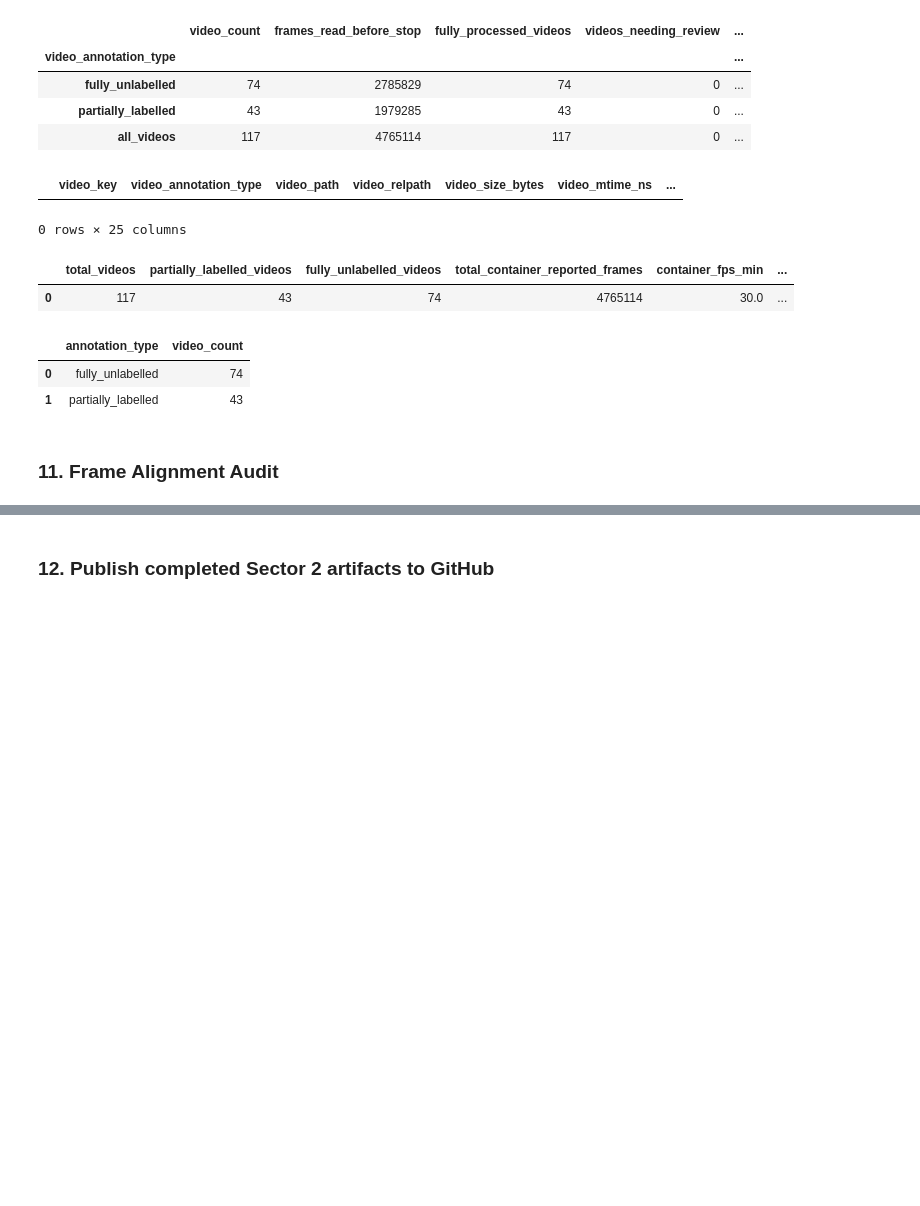
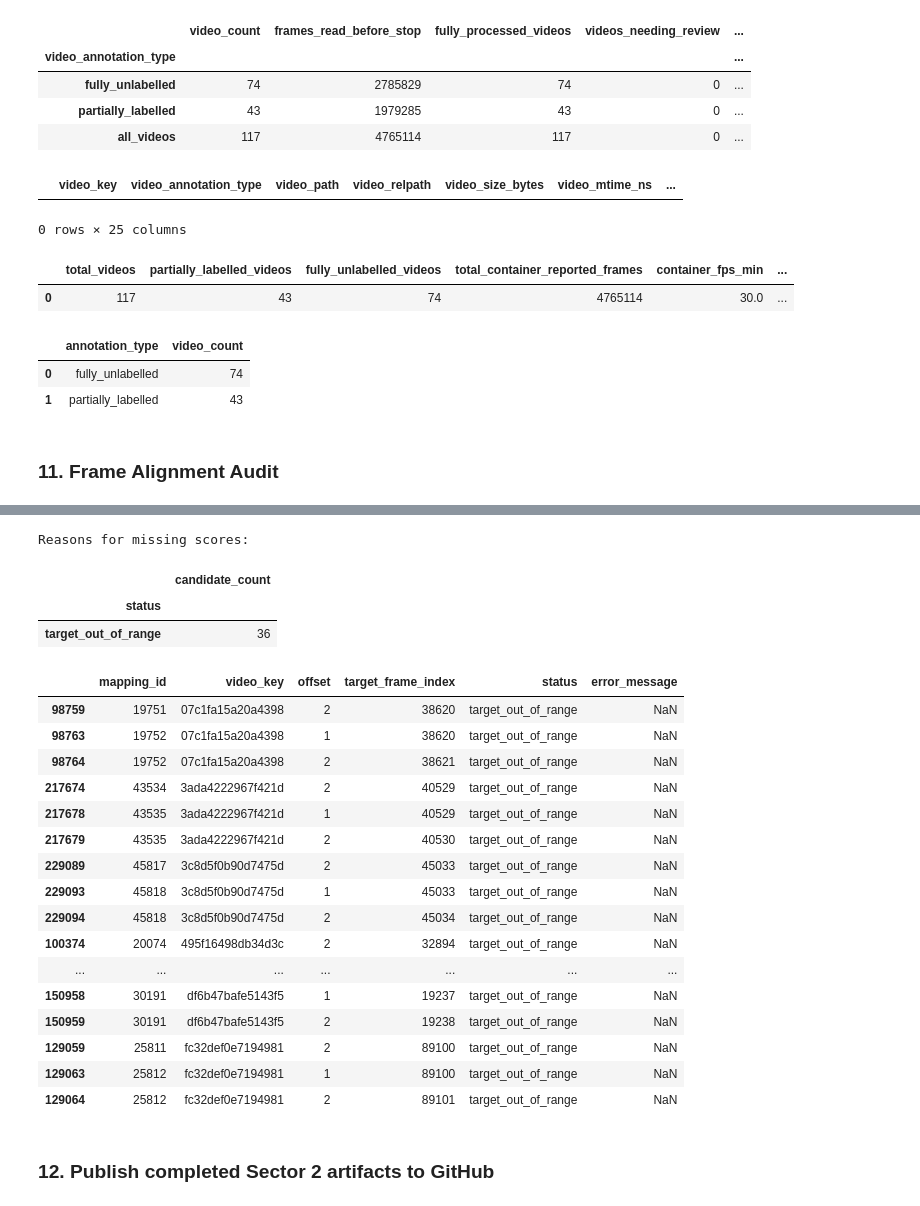
Before and after one commit to bogdanparvu18/msc-graduate-project, a Jupyter notebook: notebooks/phase2/phase2_02_video_frame_validation.ipynb, the cells around one changed output, grey strips where cells are left out. Drawn from its saved outputs; the diff is of its cells as text; code cells hidden in the pictures; blank space fills up the shorter version.

```diff
--- a/notebooks/phase2/phase2_02_video_frame_validation.ipynb
+++ b/notebooks/phase2/phase2_02_video_frame_validation.ipynb
@@ -789,7 +789,7 @@ CONFIG = {
             1,
         ],
 
-        "frame_alignment_min_ssim": 0.96,
+        "frame_alignment_min_ssim": 0.92,
         "frame_alignment_min_margin": 0.005,
 
     # --------------------------------------------------------------
@@ -4955,3 +4880,72 @@ Mappings with incomplete candidate scores:
+# %%
+# ------------------------------------------------------------------
+# Inspect unscored alignment candidates
+# ------------------------------------------------------------------
+
+candidates_path = (
+    Path(DIRS["results_dir"])
+    / "frame_alignment_candidates.csv"
+)
+
+if not candidates_path.is_file():
+    raise FileNotFoundError(candidates_path)
+
+candidates = pd.read_csv(
+    candidates_path,
+    dtype={
+        "video_key": "string",
+        "status": "string",
+    },
+)
+
+unscored_candidates = candidates.loc[
+    candidates["status"].ne("scored")
+].copy()
+
+print("Reasons for missing scores:")
+display(
+    unscored_candidates["status"]
+    .value_counts(dropna=False)
+    .rename("candidate_count")
+    .to_frame()
+)
+
+display(
+    unscored_candidates[
+        [
+            "mapping_id",
+            "video_key",
+            "offset",
+            "target_frame_index",
+            "status",
+            "error_message",
+        ]
+    ].sort_values(
+        ["video_key", "mapping_id", "offset"]
+    )
+)
+# %% [output]
+Reasons for missing scores:
+|  | candidate_count |
+| status |  |
+| target_out_of_range | 36 |
+|  | mapping_id | video_key | offset | target_frame_index | status | error_message |
+| 98759 | 19751 | 07c1fa15a20a4398 | 2 | 38620 | target_out_of_range | NaN |
+| 98763 | 19752 | 07c1fa15a20a4398 | 1 | 38620 | target_out_of_range | NaN |
+| 98764 | 19752 | 07c1fa15a20a4398 | 2 | 38621 | target_out_of_range | NaN |
+| 217674 | 43534 | 3ada4222967f421d | 2 | 40529 | target_out_of_range | NaN |
+| 217678 | 43535 | 3ada4222967f421d | 1 | 40529 | target_out_of_range | NaN |
+| 217679 | 43535 | 3ada4222967f421d | 2 | 40530 | target_out_of_range | NaN |
+| 229089 | 45817 | 3c8d5f0b90d7475d | 2 | 45033 | target_out_of_range | NaN |
+| 229093 | 45818 | 3c8d5f0b90d7475d | 1 | 45033 | target_out_of_range | NaN |
+| 229094 | 45818 | 3c8d5f0b90d7475d | 2 | 45034 | target_out_of_range | NaN |
+| 100374 | 20074 | 495f16498db34d3c | 2 | 32894 | target_out_of_range | NaN |
+| ... | ... | ... | ... | ... | ... | ... |
+| 150958 | 30191 | df6b47bafe5143f5 | 1 | 19237 | target_out_of_range | NaN |
+| 150959 | 30191 | df6b47bafe5143f5 | 2 | 19238 | target_out_of_range | NaN |
+| 129059 | 25811 | fc32def0e7194981 | 2 | 89100 | target_out_of_range | NaN |
+| 129063 | 25812 | fc32def0e7194981 | 1 | 89100 | target_out_of_range | NaN |
+| 129064 | 25812 | fc32def0e7194981 | 2 | 89101 | target_out_of_range | NaN |
 # %% [markdown]
 ### 12. Publish completed Sector 2 artifacts to GitHub
 # %%
```
Also changed, not shown: parts of 8 cells of this notebook.
